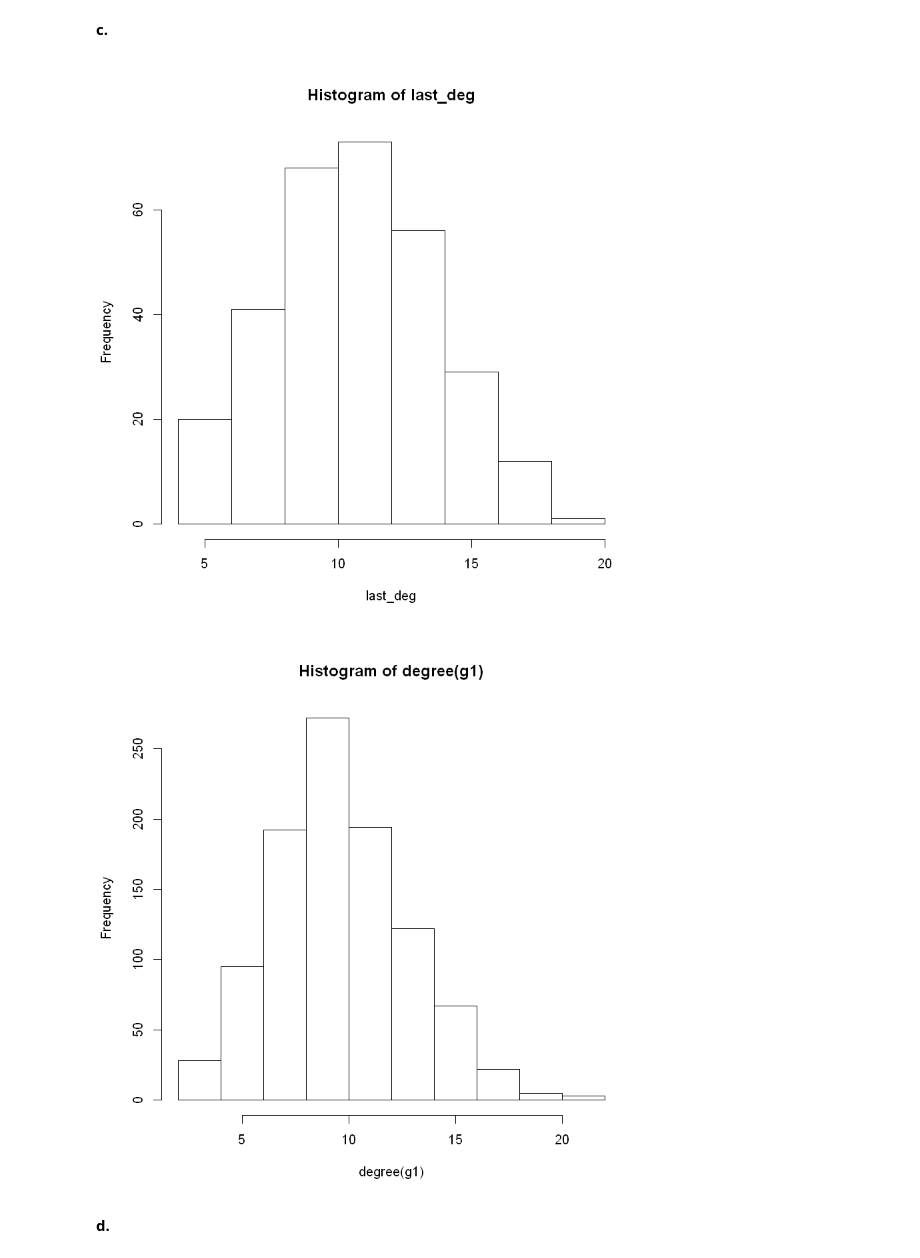
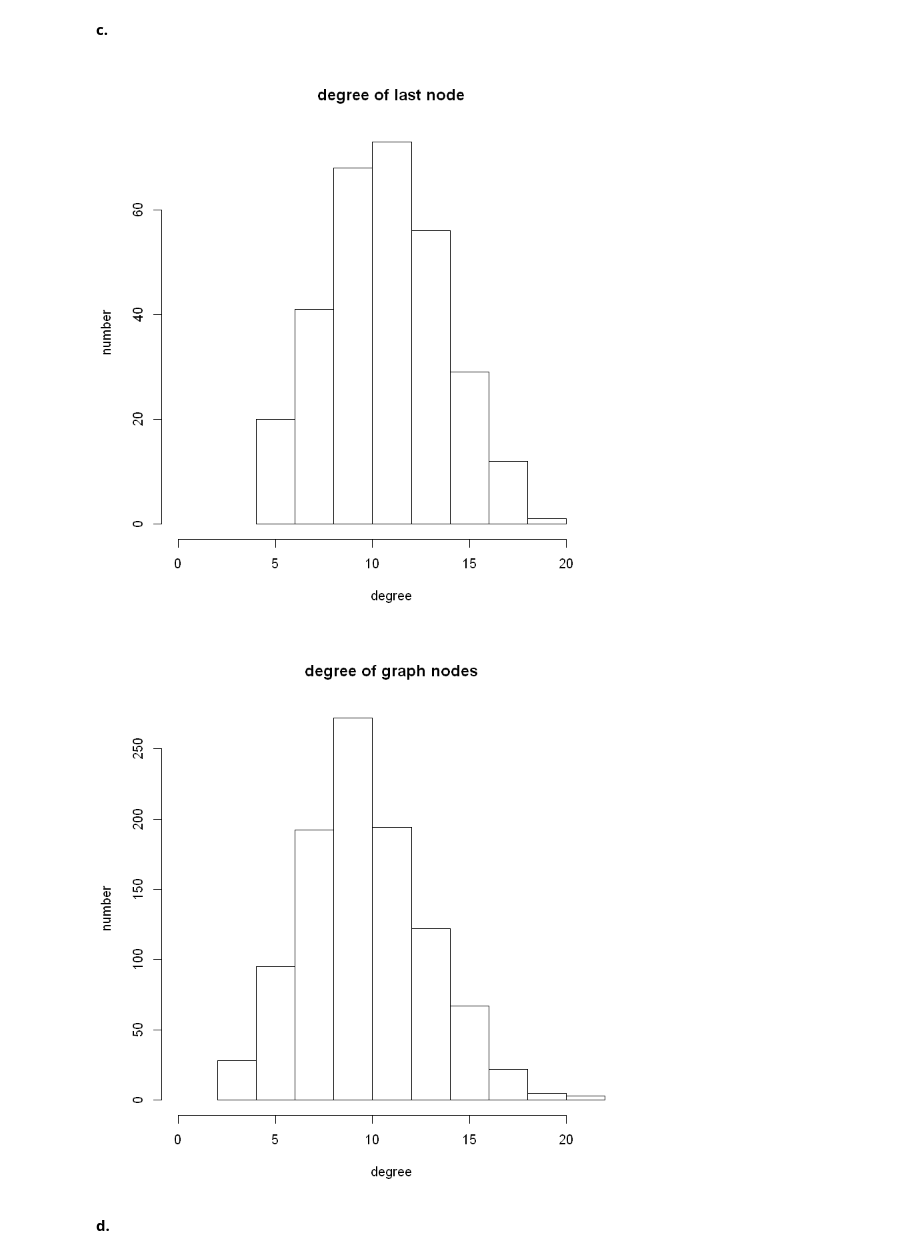
Before and after one commit to popo0293/232-P1, a Jupyter notebook: Project_1_Part_2.ipynb, the cells around one changed output. Drawn from its saved outputs; the diff is of its cells as text; code cells hidden in the pictures.

```diff
--- a/Project_1_Part_2.ipynb
+++ b/Project_1_Part_2.ipynb
@@ -79,11 +87,11 @@ plot(var_t, main="var(t) of G(1000, p=0.01)",xlab="step",ylab="variance",type="l
 # %% [markdown]
 **c.**
-# %%
-hist(last_deg)
-hist(degree(g1))
-# %% [output]
-[figure, removed]
-[figure, removed]
+# %%
+hist(last_deg, main="degree of last node",xlab="degree",ylab="number",xlim=c(0,22))
+hist(degree(g1), main="degree of graph nodes",xlab="degree",ylab="number",xlim=c(0,22))
+# %% [output]
+[figure, added]
+[figure, added]
 # %% [markdown]
 **d.**
 # %%
```
Also changed, not shown: parts of 5 cells of this notebook, 3 other files.
